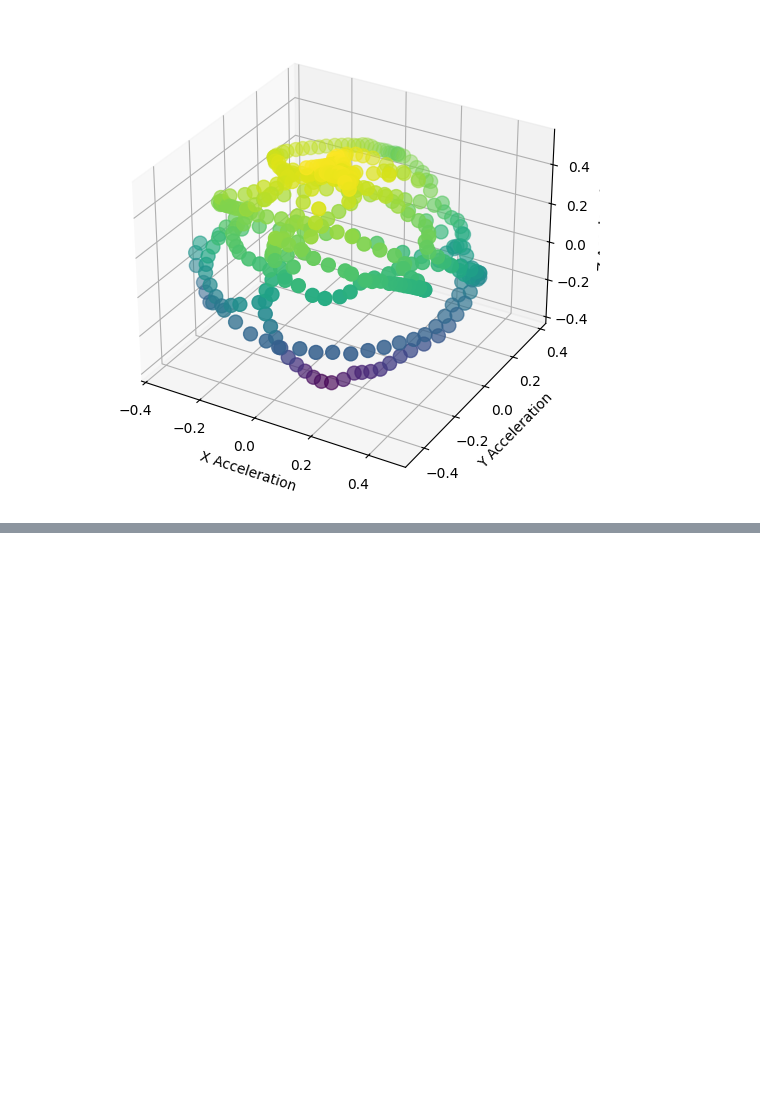
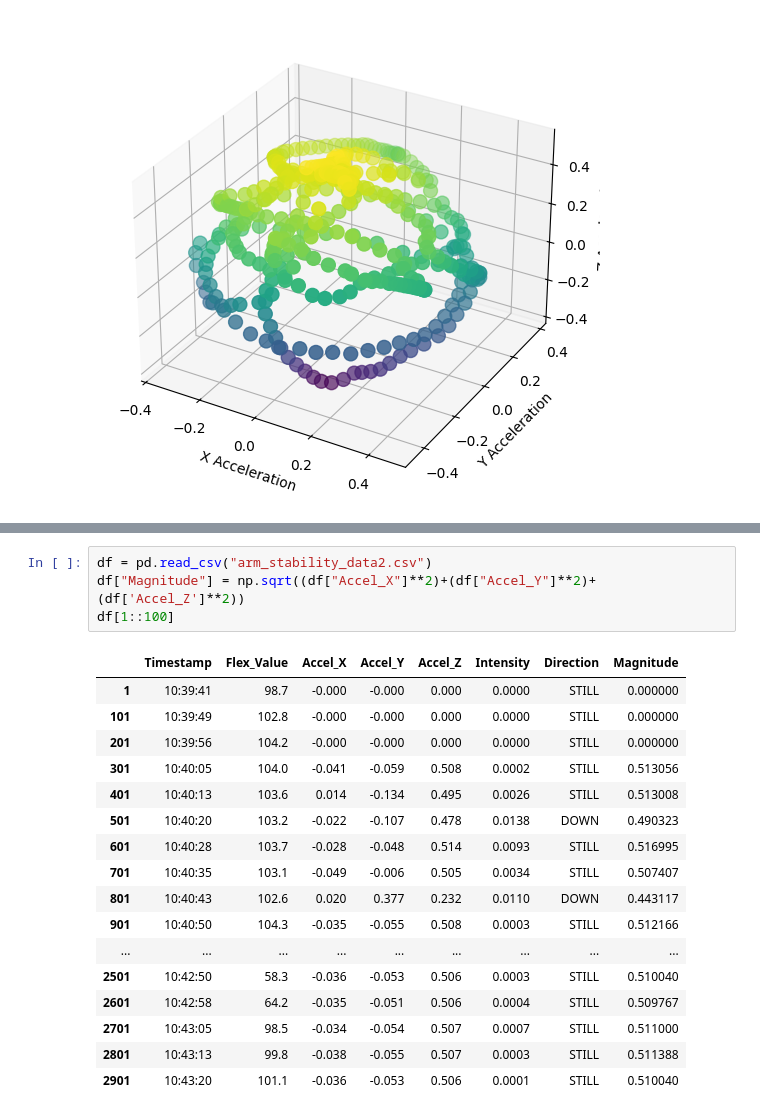
Before and after one commit to ServeshKarnawat/CruzHacks2026, a Jupyter notebook: test.ipynb, the cells around one changed output, grey strips where cells are left out. Drawn from its saved outputs; the diff is of its cells as text; blank space fills up the shorter version.

```diff
--- a/test.ipynb
+++ b/test.ipynb
@@ -97,0 +99,22 @@ plt.show()
+# %%
+df = pd.read_csv("arm_stability_data2.csv")
+df["Magnitude"] = np.sqrt((df["Accel_X"]**2)+(df["Accel_Y"]**2)+(df['Accel_Z']**2))
+df[1::100]
+# %% [output]
+|  | Timestamp | Flex_Value | Accel_X | Accel_Y | Accel_Z | Intensity | Direction | Magnitude |
+| 1 | 10:39:41 | 98.7 | -0.000 | -0.000 | 0.000 | 0.0000 | STILL | 0.000000 |
+| 101 | 10:39:49 | 102.8 | -0.000 | -0.000 | 0.000 | 0.0000 | STILL | 0.000000 |
+| 201 | 10:39:56 | 104.2 | -0.000 | -0.000 | 0.000 | 0.0000 | STILL | 0.000000 |
+| 301 | 10:40:05 | 104.0 | -0.041 | -0.059 | 0.508 | 0.0002 | STILL | 0.513056 |
+| 401 | 10:40:13 | 103.6 | 0.014 | -0.134 | 0.495 | 0.0026 | STILL | 0.513008 |
+| 501 | 10:40:20 | 103.2 | -0.022 | -0.107 | 0.478 | 0.0138 | DOWN | 0.490323 |
+| 601 | 10:40:28 | 103.7 | -0.028 | -0.048 | 0.514 | 0.0093 | STILL | 0.516995 |
+| 701 | 10:40:35 | 103.1 | -0.049 | -0.006 | 0.505 | 0.0034 | STILL | 0.507407 |
+| 801 | 10:40:43 | 102.6 | 0.020 | 0.377 | 0.232 | 0.0110 | DOWN | 0.443117 |
+| 901 | 10:40:50 | 104.3 | -0.035 | -0.055 | 0.508 | 0.0003 | STILL | 0.512166 |
+| ... | ... | ... | ... | ... | ... | ... | ... | ... |
+| 2501 | 10:42:50 | 58.3 | -0.036 | -0.053 | 0.506 | 0.0003 | STILL | 0.510040 |
+| 2601 | 10:42:58 | 64.2 | -0.035 | -0.051 | 0.506 | 0.0004 | STILL | 0.509767 |
+| 2701 | 10:43:05 | 98.5 | -0.034 | -0.054 | 0.507 | 0.0007 | STILL | 0.511000 |
+| 2801 | 10:43:13 | 99.8 | -0.038 | -0.055 | 0.507 | 0.0003 | STILL | 0.511388 |
+| 2901 | 10:43:20 | 101.1 | -0.036 | -0.053 | 0.506 | 0.0001 | STILL | 0.510040 |
```
Also changed, not shown: parts of 7 cells of this notebook, 1 other file.
